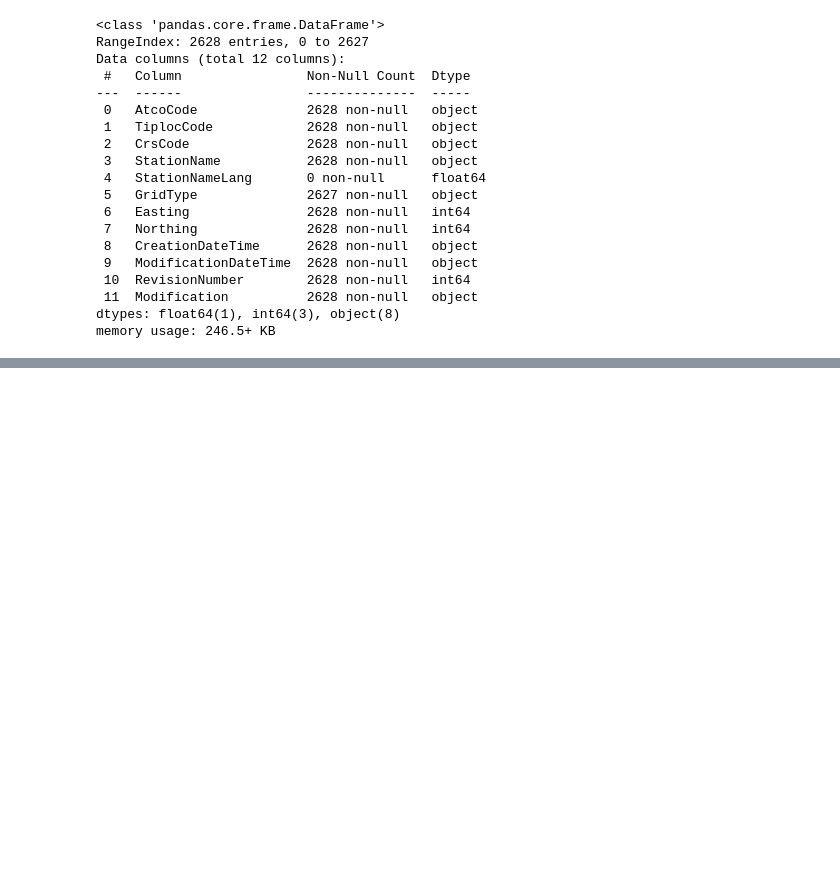
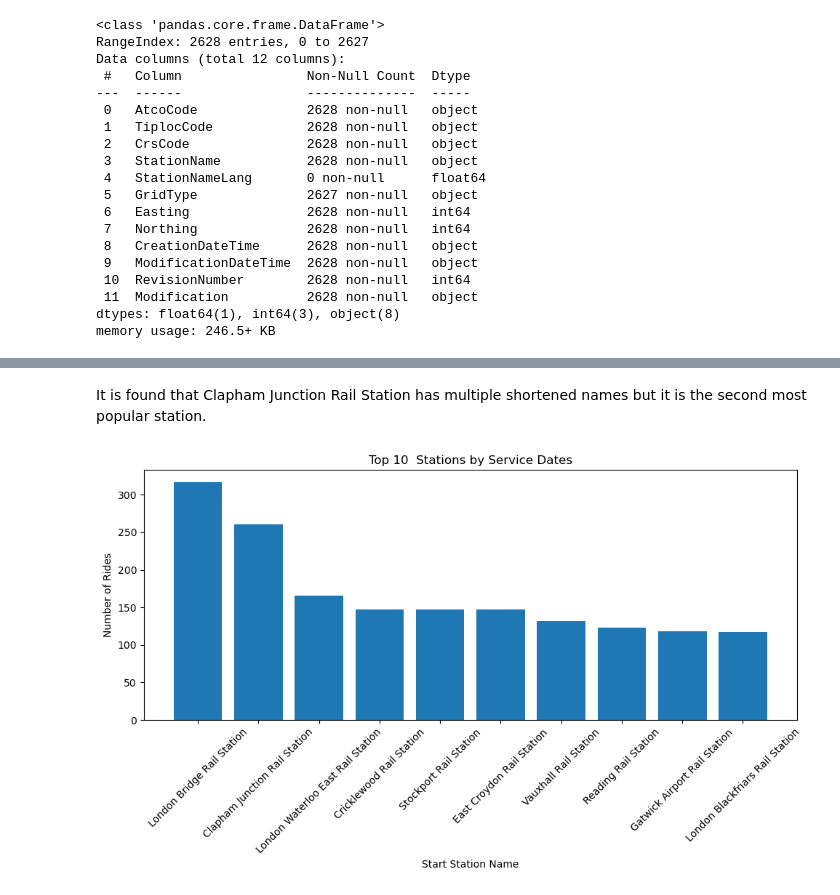
Before and after one commit to AndrewJarjis/FinalProject, a Jupyter notebook: DEprojectEDA.ipynb, the cells around one changed output, grey strips where cells are left out. Drawn from its saved outputs; the diff is of its cells as text; code cells hidden in the pictures; blank space fills up the shorter version.

```diff
--- a/DEprojectEDA.ipynb
+++ b/DEprojectEDA.ipynb
@@ -153,0 +201,5 @@ merged.head()
+# %%
+# Value counts for Station Names because train_platform only gives the short names.
+station_names2 = merged['StationName'].value_counts()
+top_10_popular_stations2 = station_names2.head(10)
+print(top_10_popular_stations2)
@@ -153,0 +241,14 @@ merged.head()
+# %% [markdown]
+It is found that Clapham Junction Rail Station has multiple shortened names but it is the second most popular station.
+# %%
+#Here are the top 10 most frequently visited stations.
+plt.figure(figsize=(10, 6))  # Optional: Adjust the figure size for better visibility
+plt.bar(top_10_popular_stations2.index, top_10_popular_stations2.values)
+plt.xlabel('Start Station Name')
+plt.ylabel('Number of Rides')
+plt.title('Top 10  Stations by Service Dates')
+plt.xticks(rotation=45)  # Rotate the x-axis labels if needed for readability
+plt.tight_layout()  # Adjust the layout to prevent clipping of labels
+plt.show()
+# %% [output]
+[figure, added]
```
Also changed, not shown: parts of 17 cells of this notebook.
